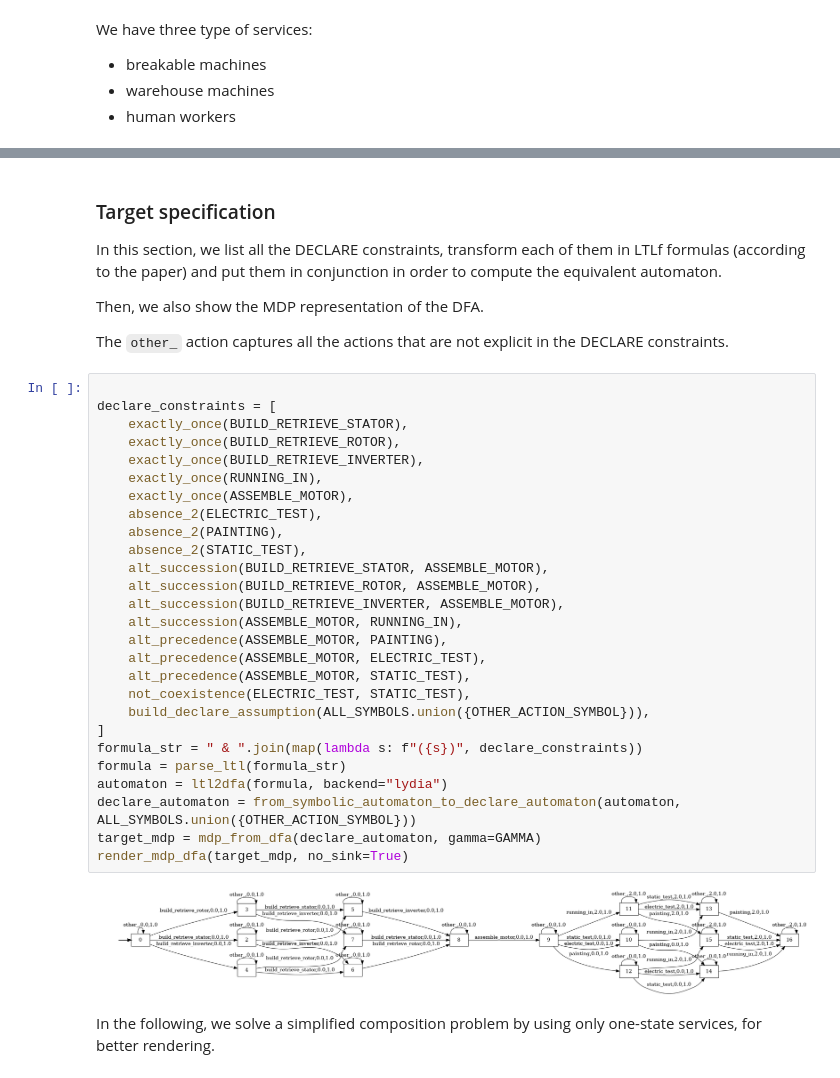
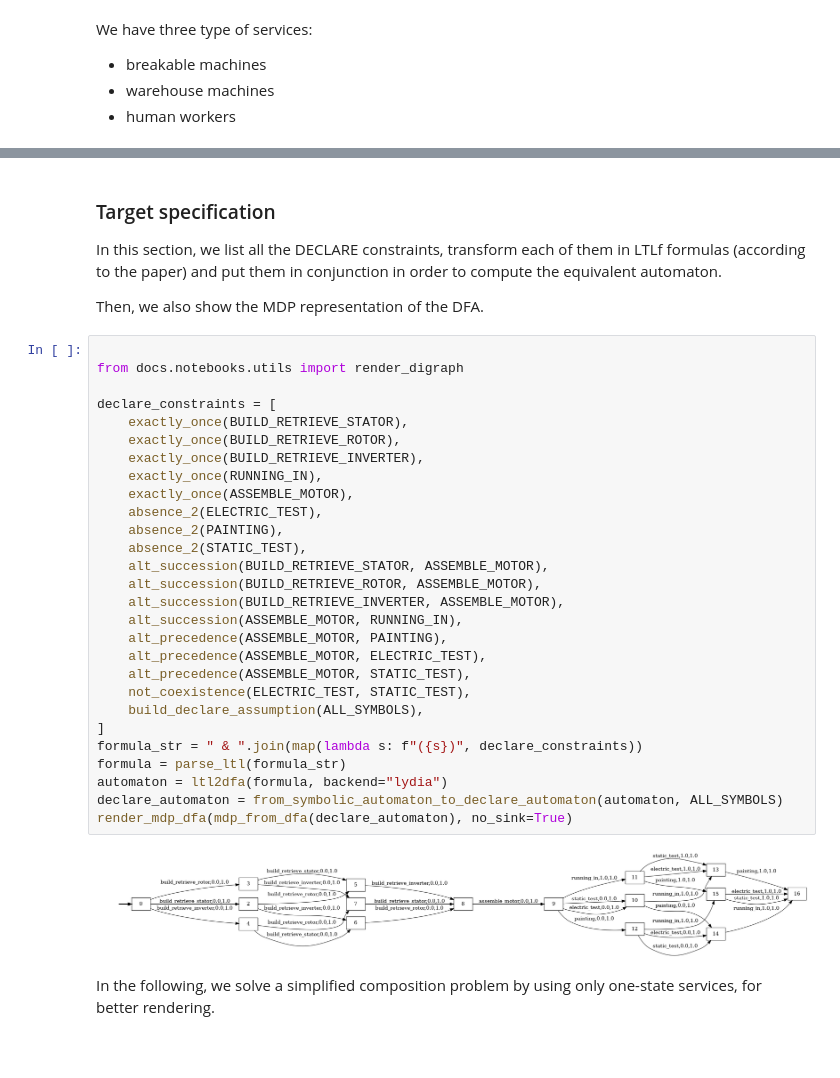
Before and after one commit to luusi/ICSOC-2022, a Jupyter notebook: docs/notebooks/01-electric-motor-production.ipynb, the cells around one changed output, grey strips where cells are left out. Drawn from its saved outputs; the diff is of its cells as text; blank space fills up the shorter version.

```diff
--- a/docs/notebooks/01-electric-motor-production.ipynb
+++ b/docs/notebooks/01-electric-motor-production.ipynb
@@ -386,37 +416,36 @@ render_service(service_mechanical_engineer)
 In this section, we list all the DECLARE constraints, transform each of them in LTLf formulas (according to the paper) and put them in conjunction in order to compute the equivalent automaton.
 
 Then, we also show the MDP representation of the DFA.
-
-The `other_` action captures all the actions that are not explicit in the DECLARE constraints.
 # %%
+
+from docs.notebooks.utils import render_digraph
 
 declare_constraints = [
     exactly_once(BUILD_RETRIEVE_STATOR),
     exactly_once(BUILD_RETRIEVE_ROTOR),
     exactly_once(BUILD_RETRIEVE_INVERTER),
     exactly_once(RUNNING_IN),
     exactly_once(ASSEMBLE_MOTOR),
     absence_2(ELECTRIC_TEST),
     absence_2(PAINTING),
     absence_2(STATIC_TEST),
     alt_succession(BUILD_RETRIEVE_STATOR, ASSEMBLE_MOTOR),
     alt_succession(BUILD_RETRIEVE_ROTOR, ASSEMBLE_MOTOR),
     alt_succession(BUILD_RETRIEVE_INVERTER, ASSEMBLE_MOTOR),
     alt_succession(ASSEMBLE_MOTOR, RUNNING_IN),
     alt_precedence(ASSEMBLE_MOTOR, PAINTING),
     alt_precedence(ASSEMBLE_MOTOR, ELECTRIC_TEST),
     alt_precedence(ASSEMBLE_MOTOR, STATIC_TEST),
     not_coexistence(ELECTRIC_TEST, STATIC_TEST),
-    build_declare_assumption(ALL_SYMBOLS.union({OTHER_ACTION_SYMBOL})),
+    build_declare_assumption(ALL_SYMBOLS),
 ]
 formula_str = " & ".join(map(lambda s: f"({s})", declare_constraints))
 formula = parse_ltl(formula_str)
 automaton = ltl2dfa(formula, backend="lydia")
-declare_automaton = from_symbolic_automaton_to_declare_automaton(automaton, ALL_SYMBOLS.union({OTHER_ACTION_SYMBOL}))
-target_mdp = mdp_from_dfa(declare_automaton, gamma=GAMMA)
-render_mdp_dfa(target_mdp, no_sink=True)
+declare_automaton = from_symbolic_automaton_to_declare_automaton(automaton, ALL_SYMBOLS)
+render_mdp_dfa(mdp_from_dfa(declare_automaton), no_sink=True)
 # %% [output]
-[figure, old version]
+[figure, new version]
 # %% [markdown]
 In the following, we solve a simplified composition problem by using only one-state services, for better rendering.
 # %%
```
Also changed, not shown: parts of 27 cells of this notebook, 5 other files.
